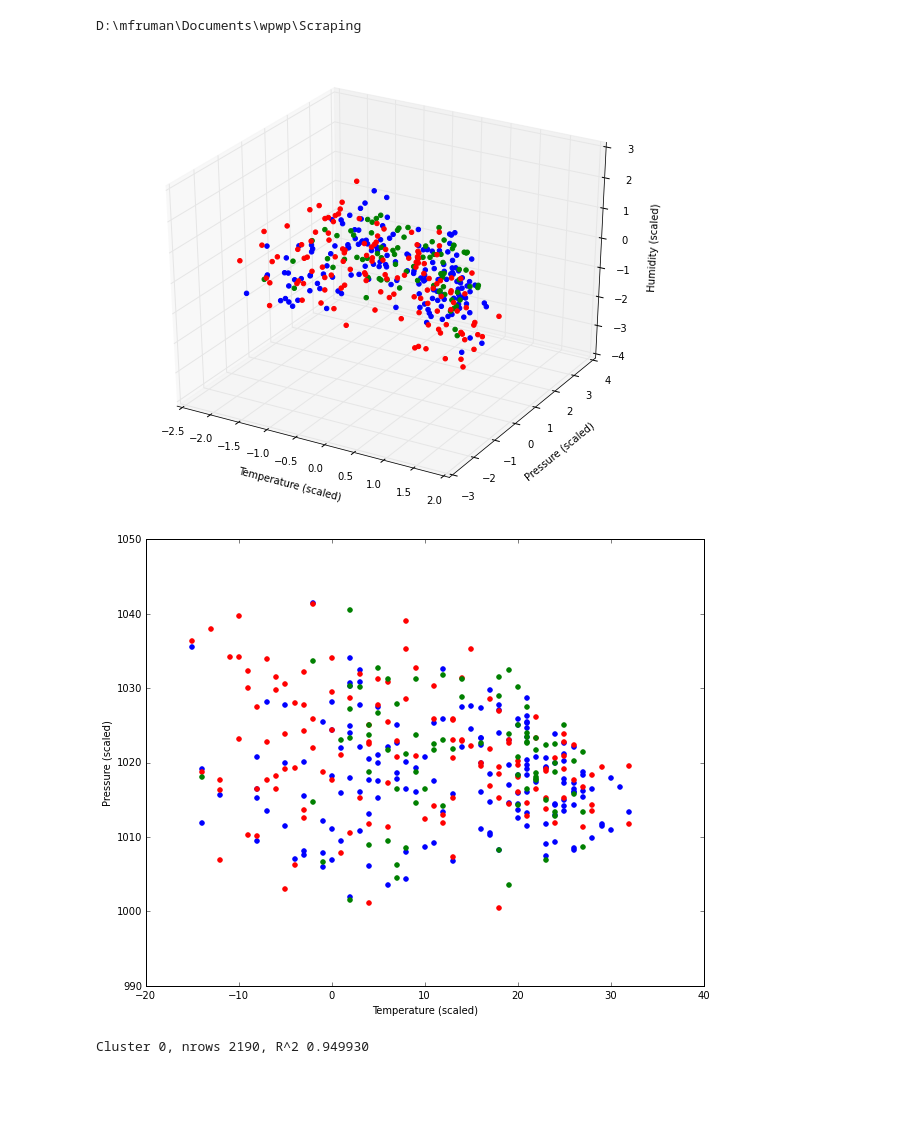
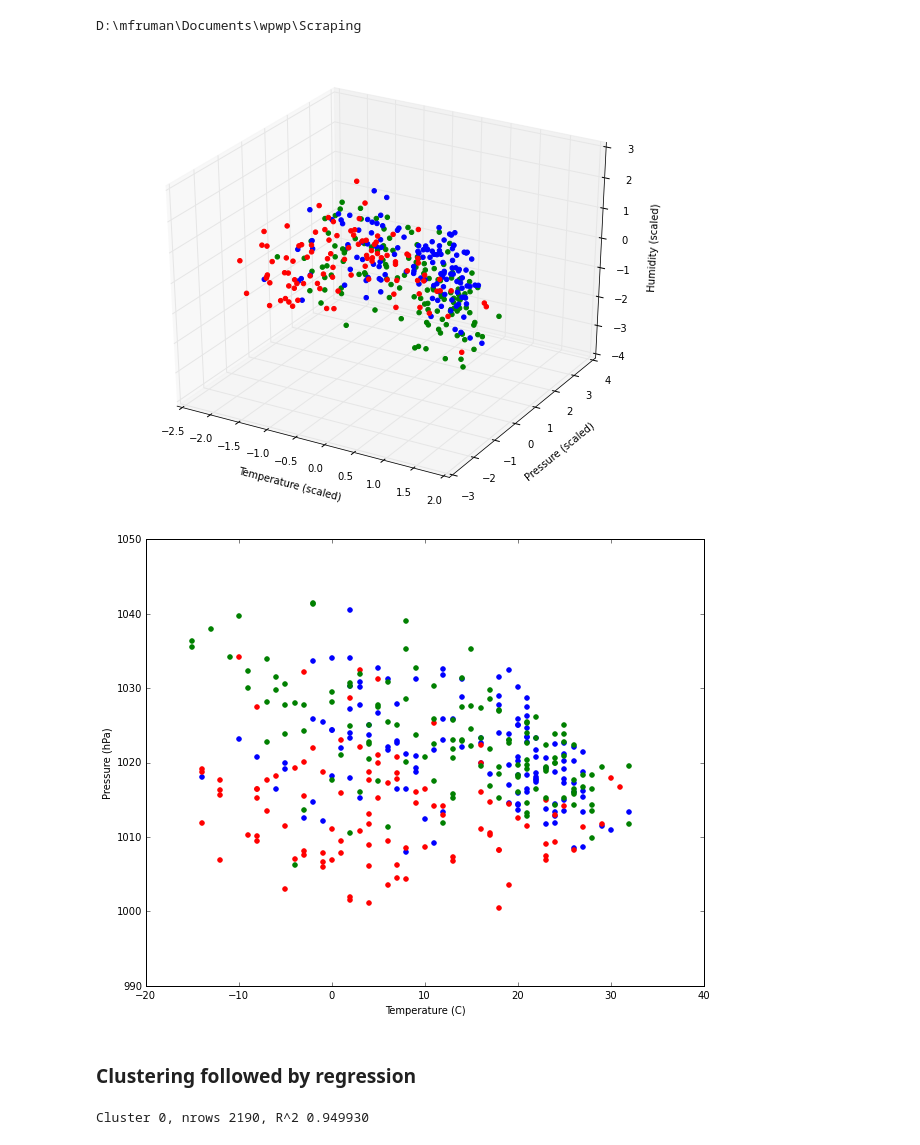
Before and after one commit to majorgowan/wpwp, a Jupyter notebook: Scraping/Notebooks/wU_Clustering.ipynb, the cells around one changed output. Cells and saved outputs as stored; diff of their text form; code cells hidden in the pictures; blank space fills up the shorter version.

```diff
--- a/Scraping/Notebooks/wU_Clustering.ipynb
+++ b/Scraping/Notebooks/wU_Clustering.ipynb
@@ -21,17 +21,14 @@ features = ['TempMax', 'PressMax', 'HumidityMean', \
             'WindMeanX', 'WindMeanY', 'WindMaxSpd', \
             'dailyTempRange', 'dailyPressRange', 'isNortherly', 'isWesterly', 'isFoggy']
 # choose features to use for clustering
-clusterFeatures = ['dailyTempRange','dailyPressRange','isWesterly']
-clusterFeatures = ['WindMeanX','WindMeanY','WindMaxSpd','dailyPressRange','dailyTempRange']
-clusterFeatures = ['TempMax','PressMax']
 clusterFeatures = ['isNortherly', 'isWesterly', 'WindMaxSpd']
 nclust = 3
 
 # load data
 featureData = Util.loadDailyVariableSetRange(stations, startDate, endDate, features)
 
-# compute clusters
-classes, clusterParams = Clust.clusterFeatureData(featureData, features, clusterFeatures, nclust)
+# compute clusters based on selected features (at all stations)
+classes, clusterParams = Clust.clusterFeatureData(featureData, stations, features, clusterFeatures, nclust)
 # %%
 import matplotlib.pyplot as plt
 from mpl_toolkits.mplot3d import Axes3D
@@ -57,18 +54,20 @@ ax.set_ylabel('Pressure (scaled)')
 ax.set_zlabel('Humidity (scaled)')
 plt.show()
 # %% [output]
-[figure, old version]
+[figure, new version]
 # %%
 classes, clusters = Clust.assignClustersAllFeatures(featureData, clusterParams)
 
 fig = plt.figure()
 ax = fig.add_subplot(111)
 colors = ['blue','red','green','black','cyan','yellow']
 for j in range(nclust):
      ax.scatter(clusters[j][0],clusters[j][1],color=colors[j],alpha=1.0)
-ax.set_xlabel('Temperature (scaled)')
-ax.set_ylabel('Pressure (scaled)')
+ax.set_xlabel('Temperature (C)')
+ax.set_ylabel('Pressure (hPa)')
 plt.show()
 # %% [output]
-[figure, old version]
+[figure, new version]
+# %% [markdown]
+### Clustering followed by regression
 # %%
```
Also changed, not shown: parts of 25 cells of this notebook, 5 other files.
